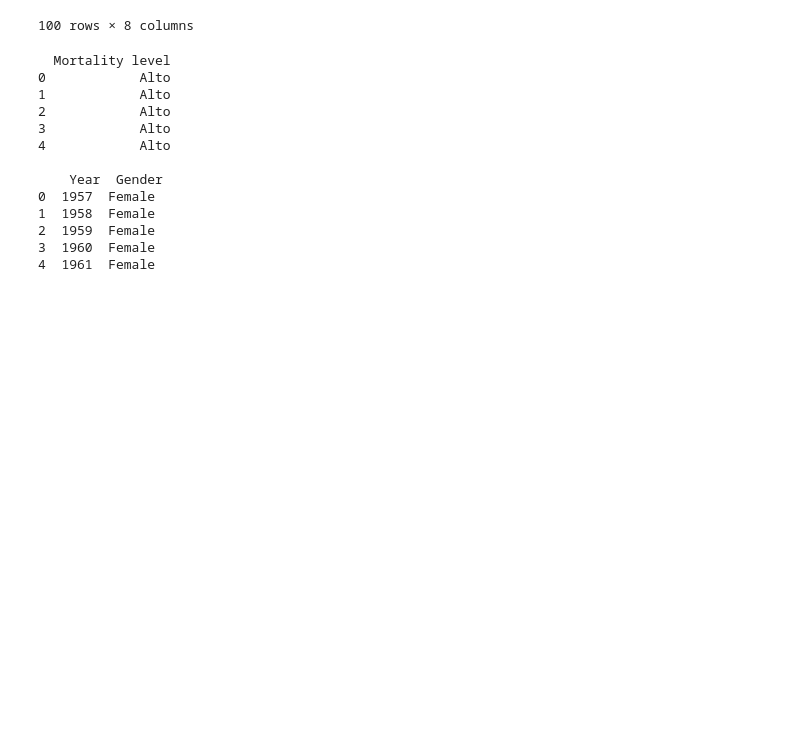
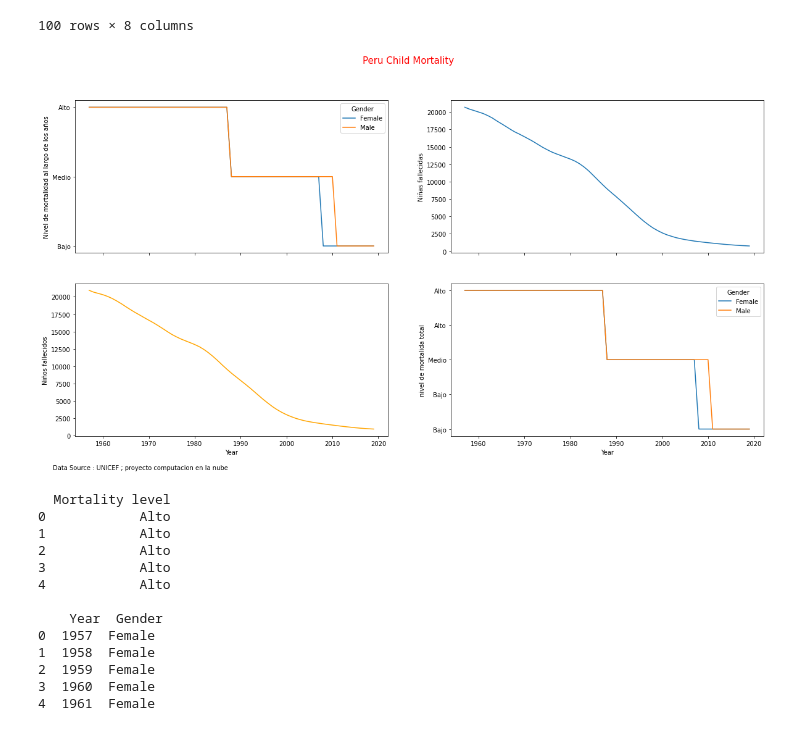
Before and after one commit to grosalestintaya/data-science-GRT, a Jupyter notebook: NivelTasaDeMortalidadInfantil.ipynb, the cells around one changed output. Saved outputs shown, nothing was run; the diff lists cells and outputs as text; code cells hidden in the pictures; blank space fills up the shorter version.

```diff
--- a/NivelTasaDeMortalidadInfantil.ipynb
+++ b/NivelTasaDeMortalidadInfantil.ipynb
@@ -19,6 +25,26 @@ train.head(100)
 | 98 | 99 | Peru | 1992 | Male | 6881 | 11425,842 | 0,602231328 | ... |
 | 99 | 100 | Peru | 1993 | Male | 6309 | 11649,599 | 0,541563705 | ... |
 100 rows × 8 columns
+# %%
+def plotchildmortality(country):
+    fig, axs = plt.subplots(2,2, sharex=True, figsize=[20,10] )
+    a = country+" Child Mortality"
+    fig.suptitle(a, fontsize=15, color='red')
+    axs[0,0].set_ylabel('Nivel de mortalidad al largo de los años')
+    sns.lineplot(ax=axs[0,0], data=train[train.Country == country], x='Year' , y='Mortality level', hue='Gender' )
+    axs[0,1].set_ylabel('Niñas fallecidas')
+    sns.lineplot(ax=axs[0,1], data=train[(train.Country == country) & (train.Gender=='Female')], x='Year', y='Child Mortality(1 to 4)')
+    axs[1,0].set_ylabel('Niños fallecidos')
+    sns.lineplot(ax=axs[1,0], data=train[(train.Country == country) & (train.Gender=='Male')], x='Year', y='Child Mortality(1 to 4)',  color='orange')
+    axs[1,1].set_ylabel('nivel de mortalida total')
+    axs[1,1].set_yticks(np.arange(0.0,5.0,0.5))
+    sns.lineplot(ax=axs[1,1], data=train[(train.Country == country) & (train.Gender !='Total')], x='Year', y='Mortality level', hue='Gender')
+    fig.text(.1,.05,'Data Source : UNICEF ; proyecto computacion en la nube')
+    fig.show()
+
+plotchildmortality('Peru')
+# %% [output]
+[figure, added]
 # %%
 #
 trainDatax = train[['Year', 'Gender']]
```
Also changed, not shown: parts of 2 cells of this notebook.
